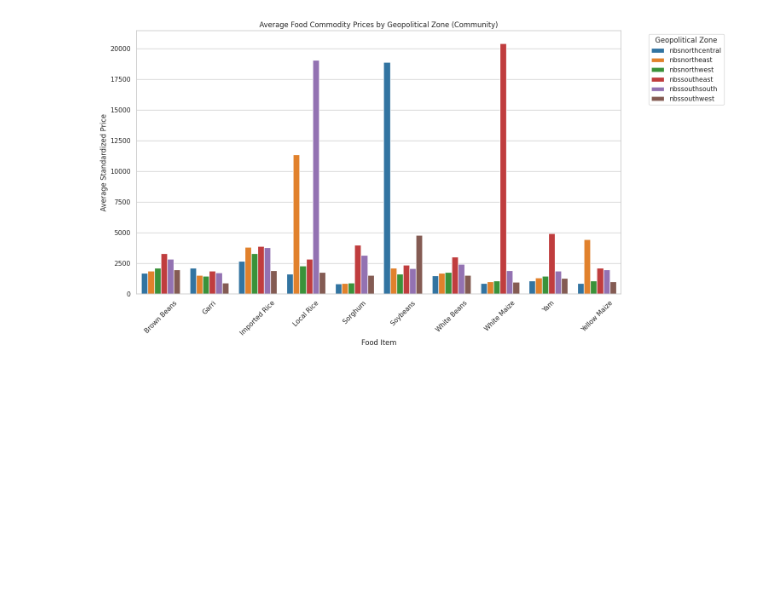
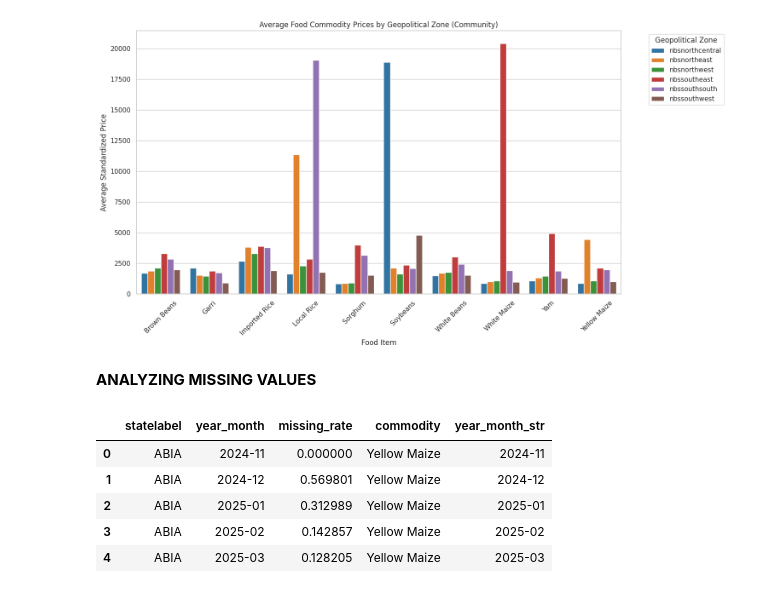
Before and after one commit to starsyntaxx/MarketIQ, a Jupyter notebook: notebooks/02_exploratory_analysis.ipynb, the cells around one changed output. Cells and saved outputs as stored; diff of their text form; code cells hidden in the pictures; blank space fills up the shorter version.

```diff
--- a/notebooks/02_exploratory_analysis.ipynb
+++ b/notebooks/02_exploratory_analysis.ipynb
@@ -297,3 +297,52 @@ plt.tight_layout()
 plt.show()
 # %% [output]
 [figure]
+# %% [markdown]
+**ANALYZING MISSING VALUES**
+# %%
+import pandas as pd
+import numpy as np
+import matplotlib.pyplot as plt
+import seaborn as sns
+
+# Ensure date is parsed
+df_1['date_parsed'] = pd.to_datetime(df_1['date'], errors='coerce')
+df_1['year_month'] = df_1['date_parsed'].dt.to_period('M')
+
+# Standardized price columns mapped to commodities
+price_cols = {
+    'Yellow Maize': 'price_ym_1',
+    'White Maize': 'price_wm_1',
+    'Sorghum': 'price_so_1',
+    'Imported Rice': 'price_impo_1',
+    'Local Rice': 'price_lo_1',
+    'Brown Beans': 'price_br_1',
+    'White Beans': 'price_wh_1',
+    'Garri': 'price_ga_1',
+    'Yam': 'price_yam_',
+    'Soybeans': 'price_so_2'
+}
+
+# Calculate the percentage of missing price entries per State and Month for each commodity
+scarcity_records = []
+
+for commodity, col in price_cols.items():
+    # Group by state and month, calculate percentage of nulls in the price column
+    grouped = df_1.groupby(['statelabel', 'year_month'])[col].apply(lambda x: x.isnull().mean() * 100).reset_index()
+    grouped.rename(columns={col: 'missing_rate'}, inplace=True)
+    grouped['commodity'] = commodity
+    scarcity_records.append(grouped)
+
+# Combine everything into one dataset
+scarcity_df = pd.concat(scarcity_records, ignore_index=True)
+scarcity_df['year_month_str'] = scarcity_df['year_month'].astype(str)
+
+# Let's inspect the scarcity dataframe
+display(scarcity_df.head())
+# %% [output]
+|  | statelabel | year_month | missing_rate | commodity | year_month_str |
+| 0 | ABIA | 2024-11 | 0.000000 | Yellow Maize | 2024-11 |
+| 1 | ABIA | 2024-12 | 0.569801 | Yellow Maize | 2024-12 |
+| 2 | ABIA | 2025-01 | 0.312989 | Yellow Maize | 2025-01 |
+| 3 | ABIA | 2025-02 | 0.142857 | Yellow Maize | 2025-02 |
+| 4 | ABIA | 2025-03 | 0.128205 | Yellow Maize | 2025-03 |
```
Also changed, not shown: parts of 5 cells of this notebook.
